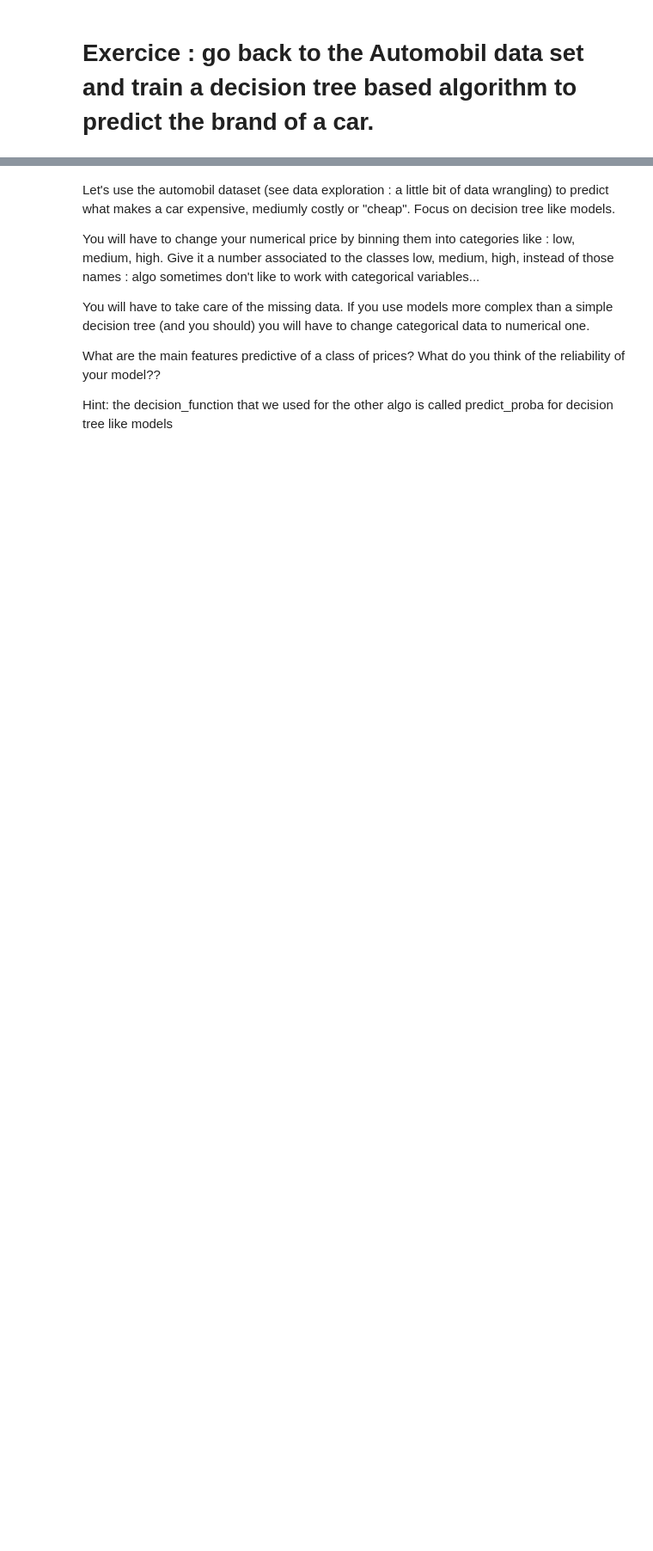
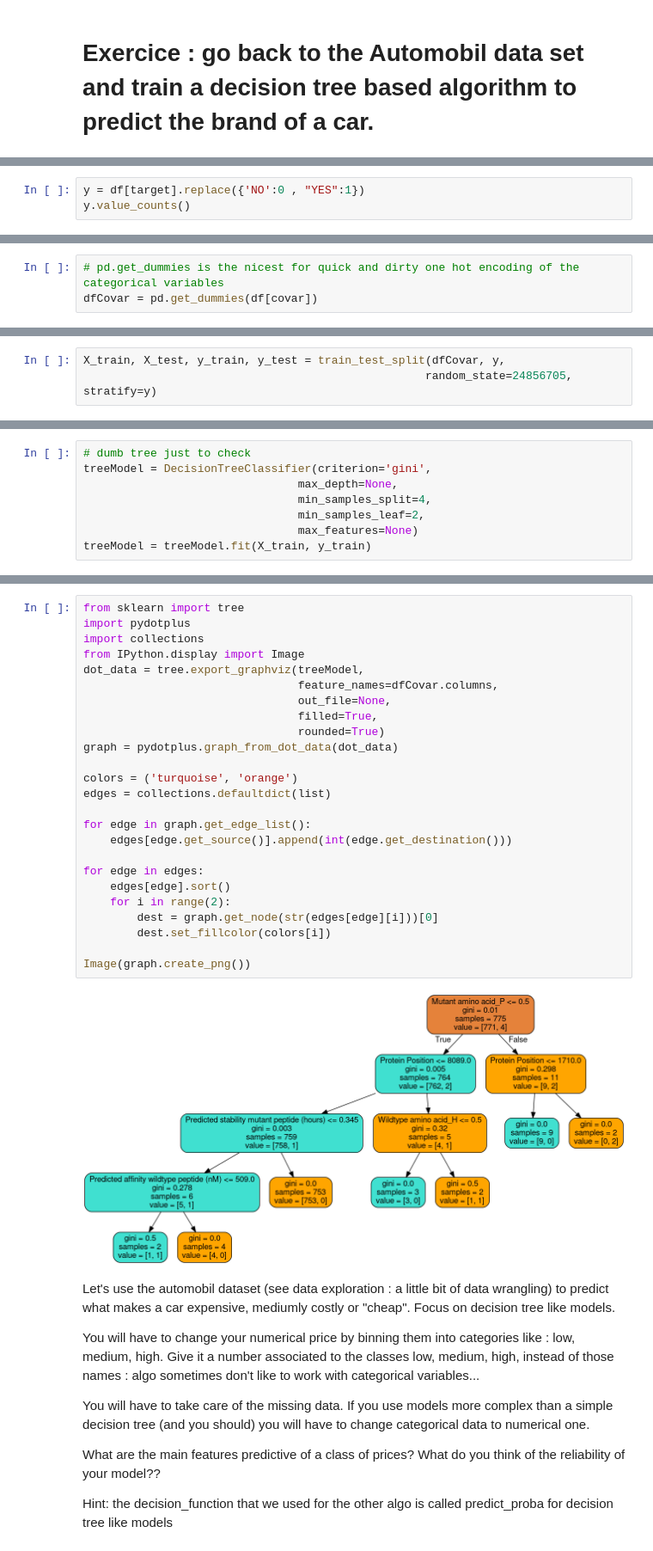
Before and after one commit to sib-swiss/intro-machine-learning-training, a Jupyter notebook: python_notebooks/Chapter_3_Machine_Learning_based_on_decision_trees_for_classification.ipynb, the cells around one changed output, grey strips where cells are left out. Shown at 86% size. Cells and saved outputs as stored; diff of their text form; blank space fills up the shorter version.

Commit message:
started playing with immuno data for ch3 exo... not convinced

```diff
--- a/python_notebooks/Chapter_3_Machine_Learning_based_on_decision_trees_for_classification.ipynb
+++ b/python_notebooks/Chapter_3_Machine_Learning_based_on_decision_trees_for_classification.ipynb
@@ -866,0 +952,3 @@ pd.read_table("../data/")
+# %%
+y = df[target].replace({'NO':0 , "YES":1})
+y.value_counts()
@@ -866,0 +975,3 @@ pd.read_table("../data/")
+# %%
+# pd.get_dummies is the nicest for quick and dirty one hot encoding of the categorical variables
+dfCovar = pd.get_dummies(df[covar])
@@ -866,0 +988,3 @@ pd.read_table("../data/")
+# %%
+X_train, X_test, y_train, y_test = train_test_split(dfCovar, y,
+                                                   random_state=24856705, stratify=y)
@@ -866,0 +995,8 @@ pd.read_table("../data/")
+# %%
+# dumb tree just to check
+treeModel = DecisionTreeClassifier(criterion='gini',
+                                max_depth=None,
+                                min_samples_split=4,
+                                min_samples_leaf=2,
+                                max_features=None)
+treeModel = treeModel.fit(X_train, y_train)
@@ -867,3 +1024,30 @@ pd.read_table("../data/")
+# %%
+from sklearn import tree
+import pydotplus
+import collections
+from IPython.display import Image
+dot_data = tree.export_graphviz(treeModel,
+                                feature_names=dfCovar.columns,
+                                out_file=None,
+                                filled=True,
+                                rounded=True)
+graph = pydotplus.graph_from_dot_data(dot_data)
+
+colors = ('turquoise', 'orange')
+edges = collections.defaultdict(list)
+
+for edge in graph.get_edge_list():
+    edges[edge.get_source()].append(int(edge.get_destination()))
+
+for edge in edges:
+    edges[edge].sort()
+    for i in range(2):
+        dest = graph.get_node(str(edges[edge][i]))[0]
+        dest.set_fillcolor(colors[i])
+
+Image(graph.create_png())
+# %% [output]
+[figure, added]
 # %% [markdown]
 Let's use the automobil dataset (see data exploration : a little bit of data wrangling) to predict what makes a car expensive, mediumly costly or "cheap". Focus on decision tree like models.
 
```
Also changed, not shown: parts of 14 cells of this notebook.
